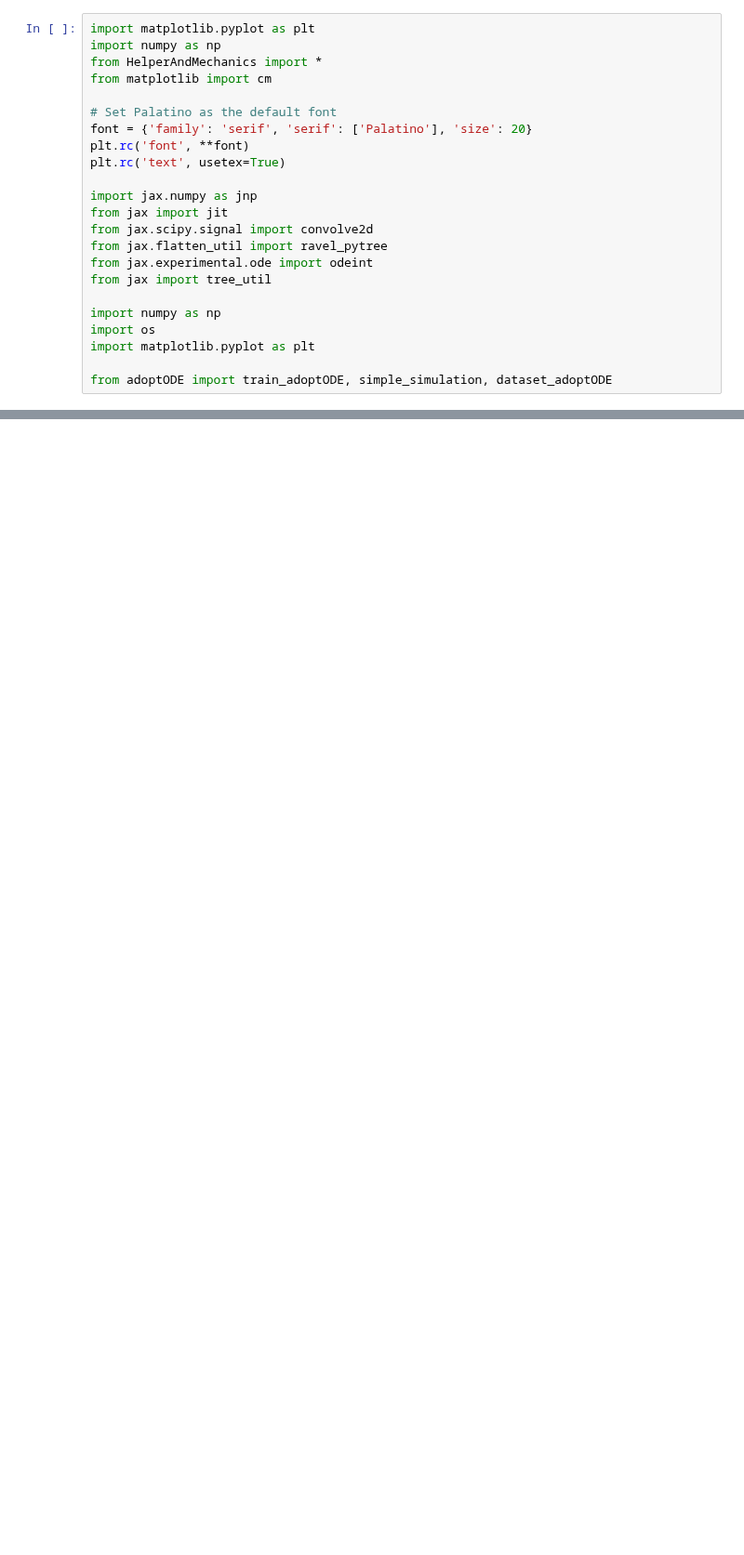
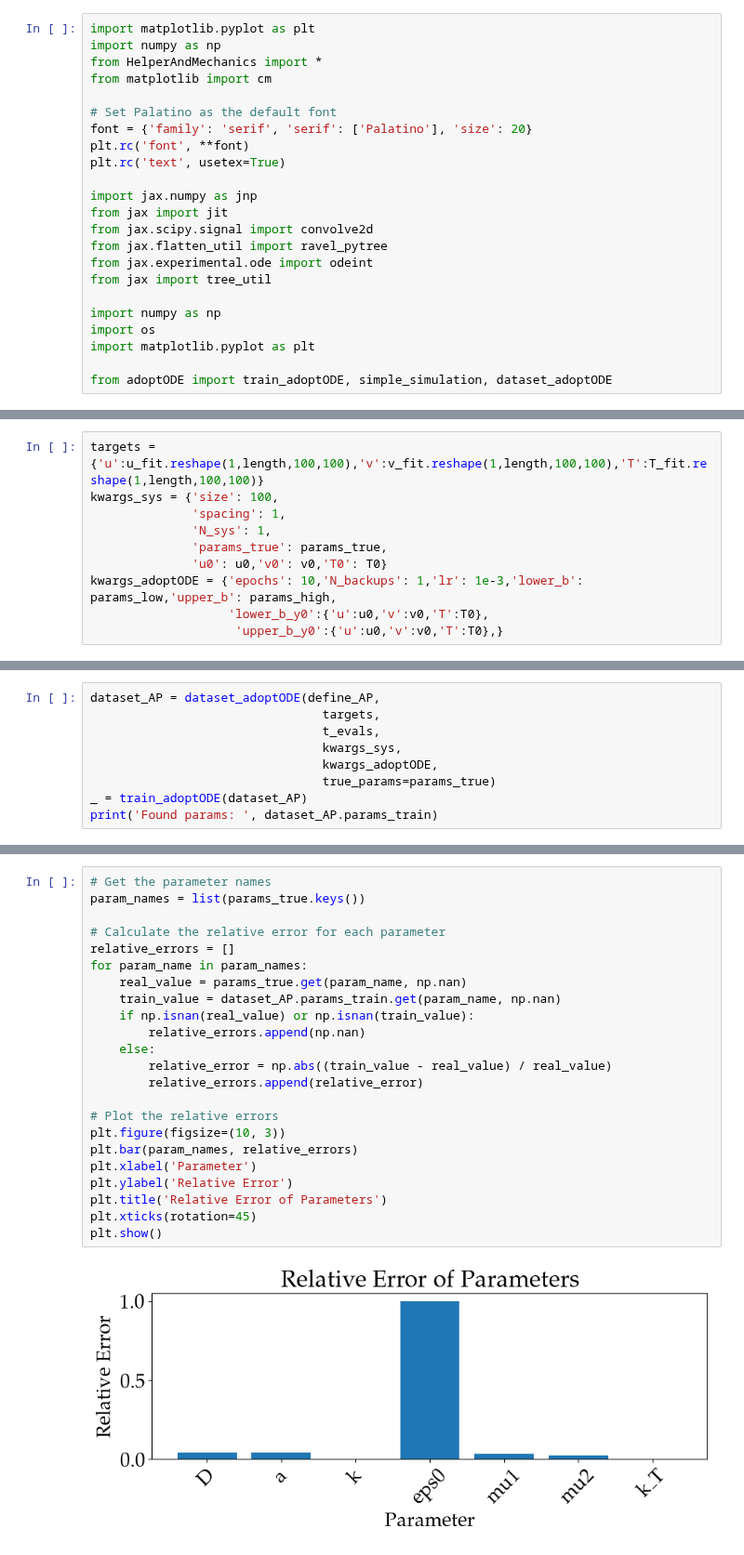
Before and after one commit to LukasBremer/SMM_AdODE_2D, a Jupyter notebook: adode_cluster/SpringMassModel/APModel.ipynb, the cells around one changed output, grey strips where cells are left out. Shown at 93% size. Cells and saved outputs as stored; diff of their text form; blank space fills up the shorter version.

```diff
--- a/adode_cluster/SpringMassModel/APModel.ipynb
+++ b/adode_cluster/SpringMassModel/APModel.ipynb
@@ -86,0 +268,10 @@ NameError: name 'read_config' is not defined
+# %%
+targets = {'u':u_fit.reshape(1,length,100,100),'v':v_fit.reshape(1,length,100,100),'T':T_fit.reshape(1,length,100,100)}
+kwargs_sys = {'size': 100,
+              'spacing': 1,
+              'N_sys': 1,
+              'params_true': params_true,
+              'u0': u0,'v0': v0,'T0': T0}
+kwargs_adoptODE = {'epochs': 10,'N_backups': 1,'lr': 1e-3,'lower_b': params_low,'upper_b': params_high,
+                   'lower_b_y0':{'u':u0,'v':v0,'T':T0},
+                    'upper_b_y0':{'u':u0,'v':v0,'T':T0},}
@@ -86,0 +286,9 @@ NameError: name 'read_config' is not defined
+# %%
+dataset_AP = dataset_adoptODE(define_AP,
+                                targets,
+                                t_evals,
+                                kwargs_sys,
+                                kwargs_adoptODE,
+                                true_params=params_true)
+_ = train_adoptODE(dataset_AP)
+print('Found params: ', dataset_AP.params_train)
@@ -86,0 +307,25 @@ NameError: name 'read_config' is not defined
+# %%
+# Get the parameter names
+param_names = list(params_true.keys())
+
+# Calculate the relative error for each parameter
+relative_errors = []
+for param_name in param_names:
+    real_value = params_true.get(param_name, np.nan)
+    train_value = dataset_AP.params_train.get(param_name, np.nan)
+    if np.isnan(real_value) or np.isnan(train_value):
+        relative_errors.append(np.nan)
+    else:
+        relative_error = np.abs((train_value - real_value) / real_value)
+        relative_errors.append(relative_error)
+
+# Plot the relative errors
+plt.figure(figsize=(10, 3))
+plt.bar(param_names, relative_errors)
+plt.xlabel('Parameter')
+plt.ylabel('Relative Error')
+plt.title('Relative Error of Parameters')
+plt.xticks(rotation=45)
+plt.show()
+# %% [output]
+[figure, added]
```
Also changed, not shown: parts of 12 cells of this notebook, 2 other files.
